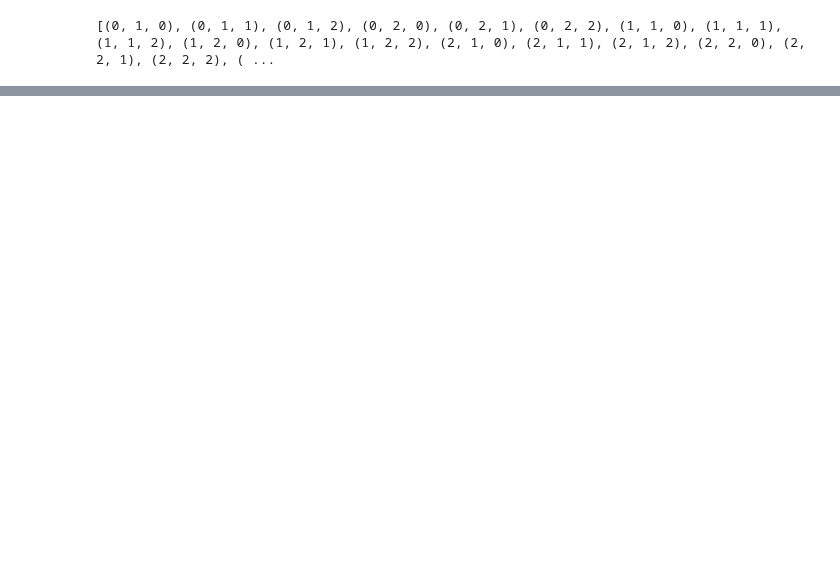
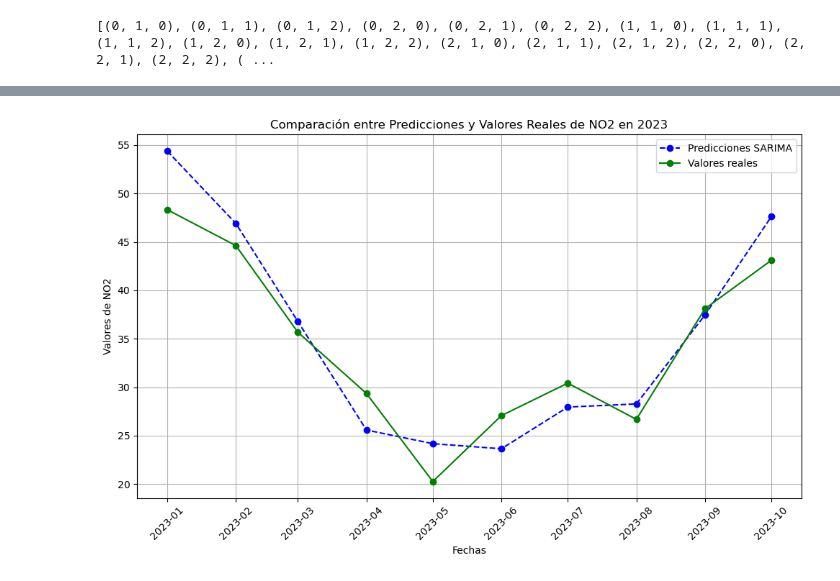
Before and after one commit to charlieciordia/AQ-MAD, a Jupyter notebook: notebook/df_17.ipynb, the cells around one changed output, grey strips where cells are left out. Saved outputs shown, nothing was run; the diff lists cells and outputs as text; code cells hidden in the pictures; blank space fills up the shorter version.

```diff
--- a/notebook/df_17.ipynb
+++ b/notebook/df_17.ipynb
@@ -231,0 +351,2 @@ dtype: float64
+# %%
+df23 = pd.read_csv("../data/emisiones23.csv")
@@ -231,0 +362,3 @@ dtype: float64
+# %%
+df_17_23 = df23[df23["ESTACION"] == 17]
+df_17_23
@@ -231,0 +401,2 @@ dtype: float64
+# %%
+df_17_23.drop("Unnamed: 0", axis=1, inplace=True)
@@ -231,0 +422,35 @@ dtype: float64
+# %%
+import pandas as pd
+import matplotlib.pyplot as plt
+
+# Suponiendo que pred_año y df_17_23 son tus DataFrames con las predicciones y los valores reales respectivamente
+# Asegúrate de tener las fechas como índices y las columnas 'predicted_mean' y 'NO2' disponibles
+
+# Convertir las columnas de fechas a objetos datetime si es necesario
+pred_año.index = pd.to_datetime(pred_año.index)
+df_17_23.index = pd.to_datetime(df_17_23.index)
+
+# Filtrar los datos de 2023 para enero a octubre
+predicciones_2023 = pred_año['predicted_mean']['2023-01':'2023-10']
+valores_reales_2023 = df_17_23['NO2']['2023-01':'2023-10']
+
+# Crear la gráfica
+plt.figure(figsize=(10, 6))
+plt.plot(predicciones_2023.index, predicciones_2023, color='blue', label='Predicciones SARIMA', linestyle='--', marker='o')
+plt.plot(valores_reales_2023.index, valores_reales_2023, color='green', label='Valores reales', linestyle='-', marker='o')
+
+# Añadir etiquetas, título y leyenda
+plt.xlabel('Fechas')
+plt.ylabel('Valores de NO2')
+plt.title('Comparación entre Predicciones y Valores Reales de NO2 en 2023')
+plt.legend()
+
+# Mejorar el diseño
+plt.grid(True)
+plt.tight_layout()
+plt.xticks(rotation=45)  # Rotar las fechas para mayor legibilidad
+
+# Mostrar la gráfica
+plt.show()
+# %% [output]
+[figure, added]
```
Also changed, not shown: parts of 42 cells of this notebook, 8 other files.
